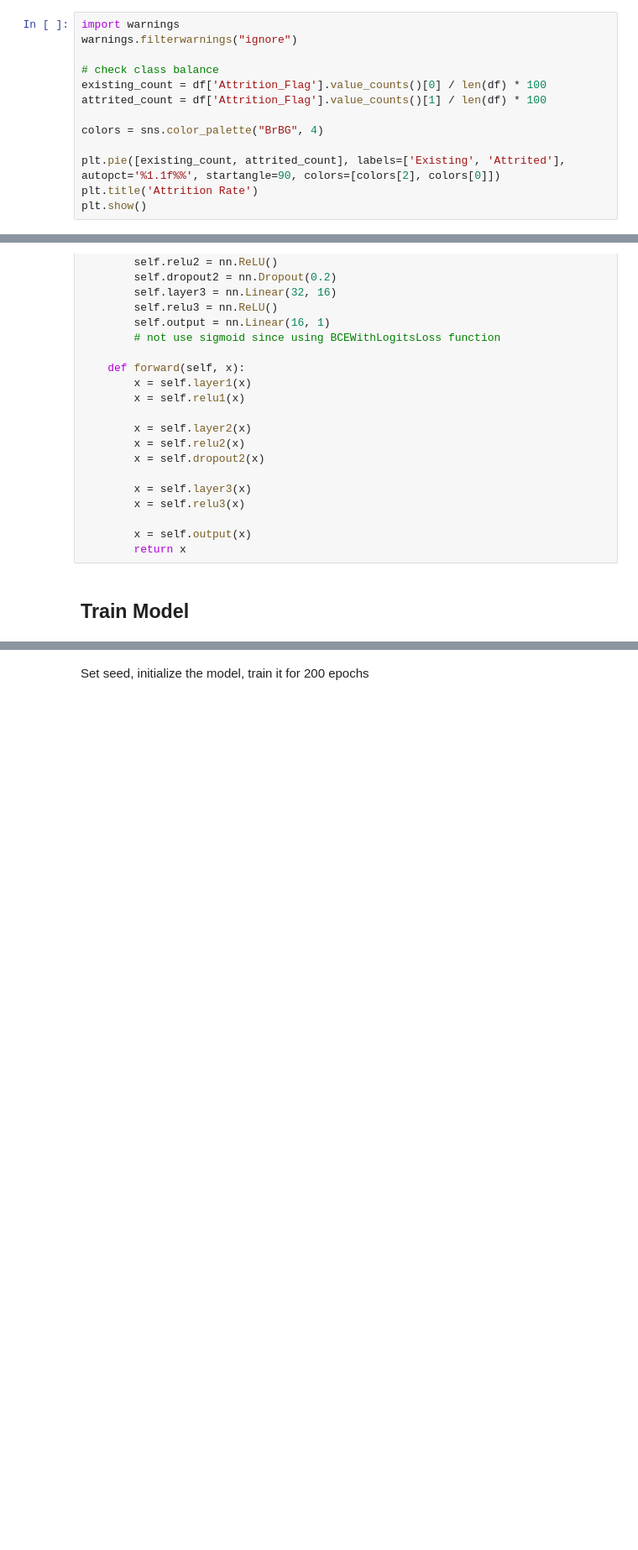
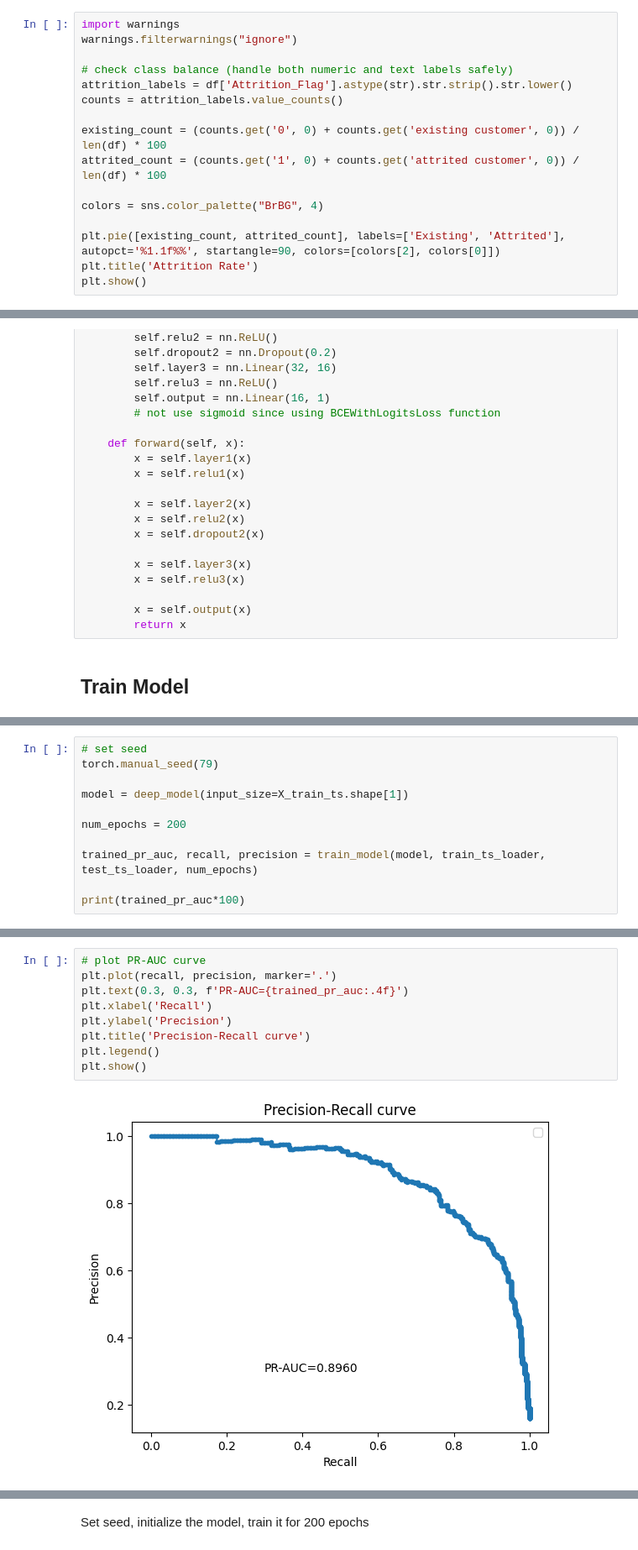
Before and after one commit to tm-hoangnguyen/Credit-Card-Attrition-Prediction, a Jupyter notebook: attrition_prediction.ipynb, the cells around one changed output, grey strips where cells are left out. Shown at 84% size. Drawn from its saved outputs; the diff is of its cells as text; blank space fills up the shorter version.

```diff
--- a/attrition_prediction.ipynb
+++ b/attrition_prediction.ipynb
@@ -130,9 +133,12 @@ dtype: object
 import warnings
 warnings.filterwarnings("ignore")
 
-# check class balance
-existing_count = df['Attrition_Flag'].value_counts()[0] / len(df) * 100
-attrited_count = df['Attrition_Flag'].value_counts()[1] / len(df) * 100
+# check class balance (handle both numeric and text labels safely)
+attrition_labels = df['Attrition_Flag'].astype(str).str.strip().str.lower()
+counts = attrition_labels.value_counts()
+
+existing_count = (counts.get('0', 0) + counts.get('existing customer', 0)) / len(df) * 100
+attrited_count = (counts.get('1', 0) + counts.get('attrited customer', 0)) / len(df) * 100
 
 colors = sns.color_palette("BrBG", 4)
 
@@ -396,0 +474,11 @@ The training process tracks the best model based on test accuracy and loads the
+# %%
+# set seed
+torch.manual_seed(79)
+
+model = deep_model(input_size=X_train_ts.shape[1])
+
+num_epochs = 200
+
+trained_pr_auc, recall, precision = train_model(model, train_ts_loader, test_ts_loader, num_epochs)
+
+print(trained_pr_auc*100)
@@ -396,0 +499,11 @@ The training process tracks the best model based on test accuracy and loads the
+# %%
+# plot PR-AUC curve
+plt.plot(recall, precision, marker='.')
+plt.text(0.3, 0.3, f'PR-AUC={trained_pr_auc:.4f}')
+plt.xlabel('Recall')
+plt.ylabel('Precision')
+plt.title('Precision-Recall curve')
+plt.legend()
+plt.show()
+# %% [output]
+[figure, added]
```
Also changed, not shown: parts of 12 cells of this notebook, 2 other files.
